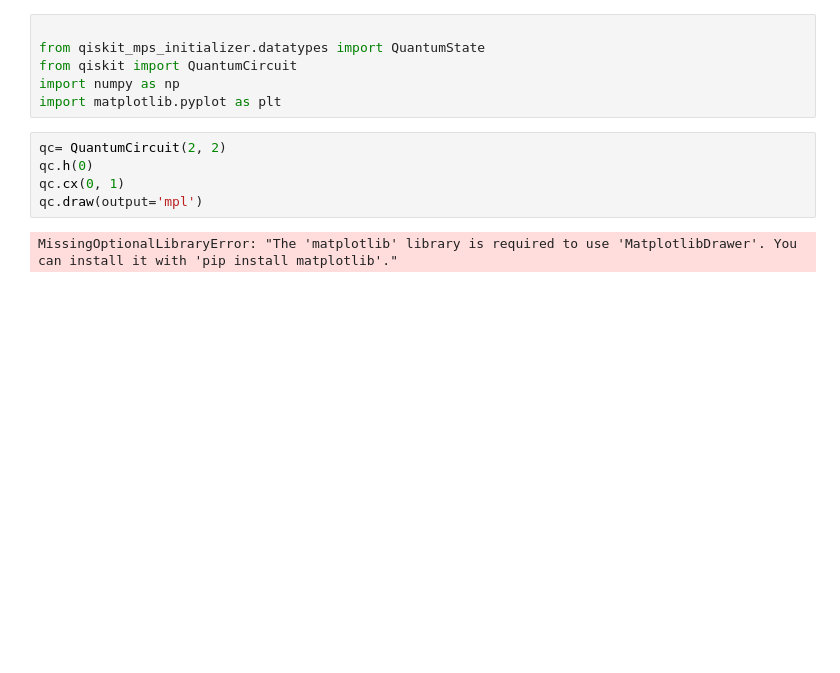
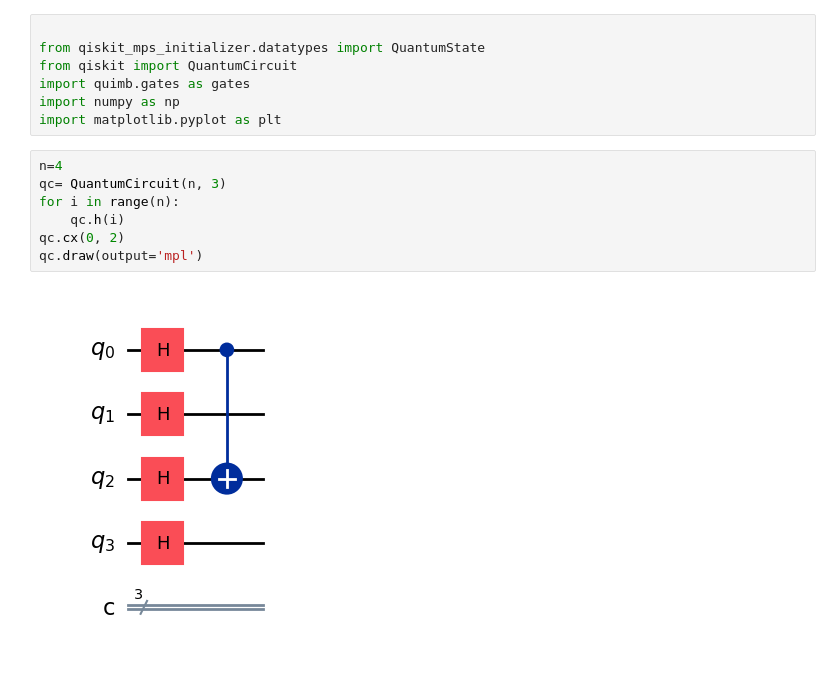
Before and after one commit to aizzen3/QCproject, a Jupyter notebook: aa.ipynb, the cells around one changed output. Cells and saved outputs as stored; diff of their text form; blank space fills up the shorter version.

```diff
--- a/aa.ipynb
+++ b/aa.ipynb
@@ -2,12 +2,15 @@
 
 from qiskit_mps_initializer.datatypes import QuantumState
 from qiskit import QuantumCircuit
+import quimb.gates as gates
 import numpy as np
 import matplotlib.pyplot as plt
 # %%
-qc= QuantumCircuit(2, 2)
-qc.h(0)
-qc.cx(0, 1)
+n=4
+qc= QuantumCircuit(n, 3)
+for i in range(n):
+    qc.h(i)
+qc.cx(0, 2)
 qc.draw(output='mpl')
 # %% [output]
-MissingOptionalLibraryError: "The 'matplotlib' library is required to use 'MatplotlibDrawer'. You can install it with 'pip install matplotlib'."
+[figure, added]
```
Also changed, not shown: parts of 13 cells of this notebook, 4 other files.
